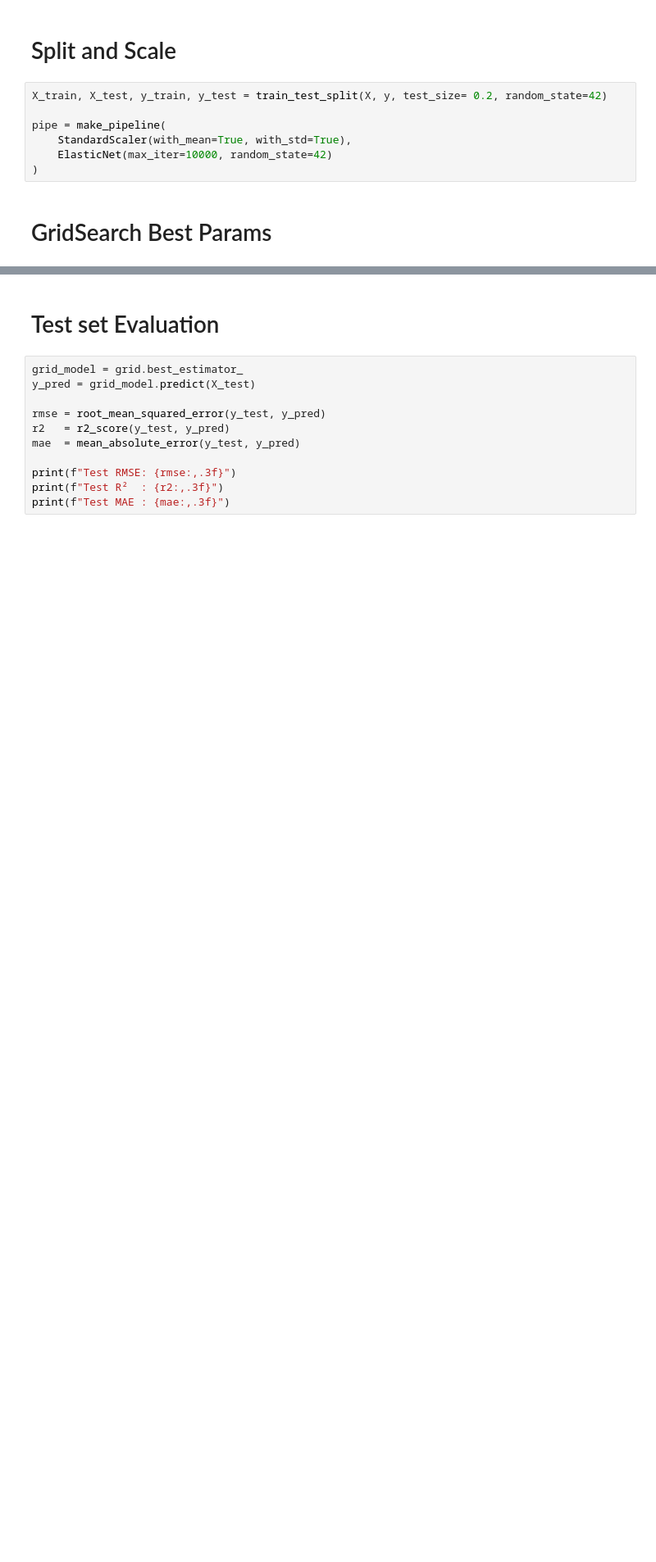
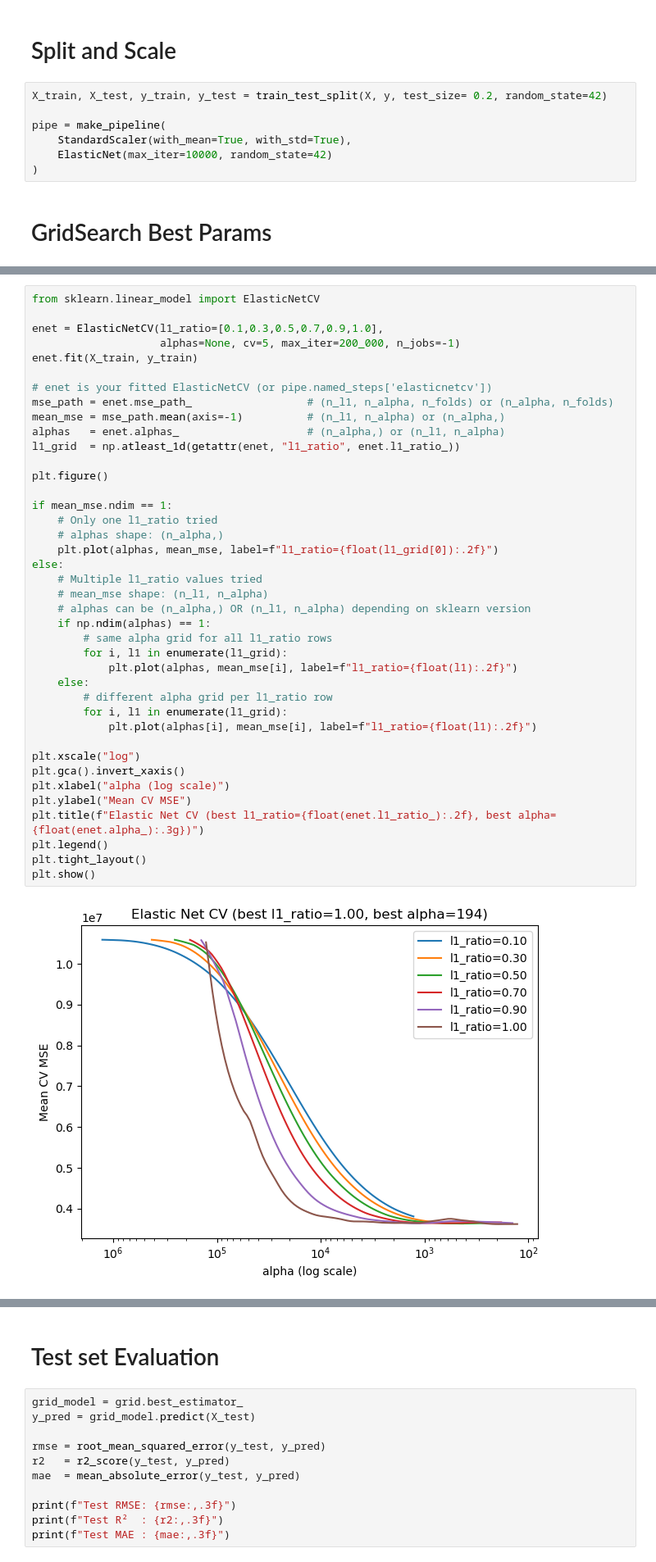
Before and after one commit to muhaseeb34/Data3001-Modelling-2, a Jupyter notebook: ElNet_model_prediction.ipynb, the cells around one changed output, grey strips where cells are left out. Shown at 82% size. Saved outputs shown, nothing was run; the diff lists cells and outputs as text; blank space fills up the shorter version.

Commit message:
Updated code prediction with graph

```diff
--- a/ElNet_model_prediction.ipynb
+++ b/ElNet_model_prediction.ipynb
@@ -81,3 +81,45 @@ print("CV RMSE :", abs(grid.best_score_))
 Fitting 5 folds for each of 100 candidates, totalling 500 fits
 Best params: {'elasticnet__alpha': np.float64(0.1668100537200059), 'elasticnet__l1_ratio': np.float64(0.95)}
 CV RMSE : 1898.8295615205018
+# %%
+from sklearn.linear_model import ElasticNetCV
+
+enet = ElasticNetCV(l1_ratio=[0.1,0.3,0.5,0.7,0.9,1.0],
+                    alphas=None, cv=5, max_iter=200_000, n_jobs=-1)
+enet.fit(X_train, y_train)
+
+# enet is your fitted ElasticNetCV (or pipe.named_steps['elasticnetcv'])
+mse_path = enet.mse_path_                  # (n_l1, n_alpha, n_folds) or (n_alpha, n_folds)
+mean_mse = mse_path.mean(axis=-1)          # (n_l1, n_alpha) or (n_alpha,)
+alphas   = enet.alphas_                    # (n_alpha,) or (n_l1, n_alpha)
+l1_grid  = np.atleast_1d(getattr(enet, "l1_ratio", enet.l1_ratio_))
+
+plt.figure()
+
+if mean_mse.ndim == 1:
+    # Only one l1_ratio tried
+    # alphas shape: (n_alpha,)
+    plt.plot(alphas, mean_mse, label=f"l1_ratio={float(l1_grid[0]):.2f}")
+else:
+    # Multiple l1_ratio values tried
+    # mean_mse shape: (n_l1, n_alpha)
+    # alphas can be (n_alpha,) OR (n_l1, n_alpha) depending on sklearn version
+    if np.ndim(alphas) == 1:
+        # same alpha grid for all l1_ratio rows
+        for i, l1 in enumerate(l1_grid):
+            plt.plot(alphas, mean_mse[i], label=f"l1_ratio={float(l1):.2f}")
+    else:
+        # different alpha grid per l1_ratio row
+        for i, l1 in enumerate(l1_grid):
+            plt.plot(alphas[i], mean_mse[i], label=f"l1_ratio={float(l1):.2f}")
+
+plt.xscale("log")
+plt.gca().invert_xaxis()
+plt.xlabel("alpha (log scale)")
+plt.ylabel("Mean CV MSE")
+plt.title(f"Elastic Net CV (best l1_ratio={float(enet.l1_ratio_):.2f}, best alpha={float(enet.alpha_):.3g})")
+plt.legend()
+plt.tight_layout()
+plt.show()
+# %% [output]
+[figure, added]
```
Also changed, not shown: parts of 17 cells of this notebook, 2 other files.
